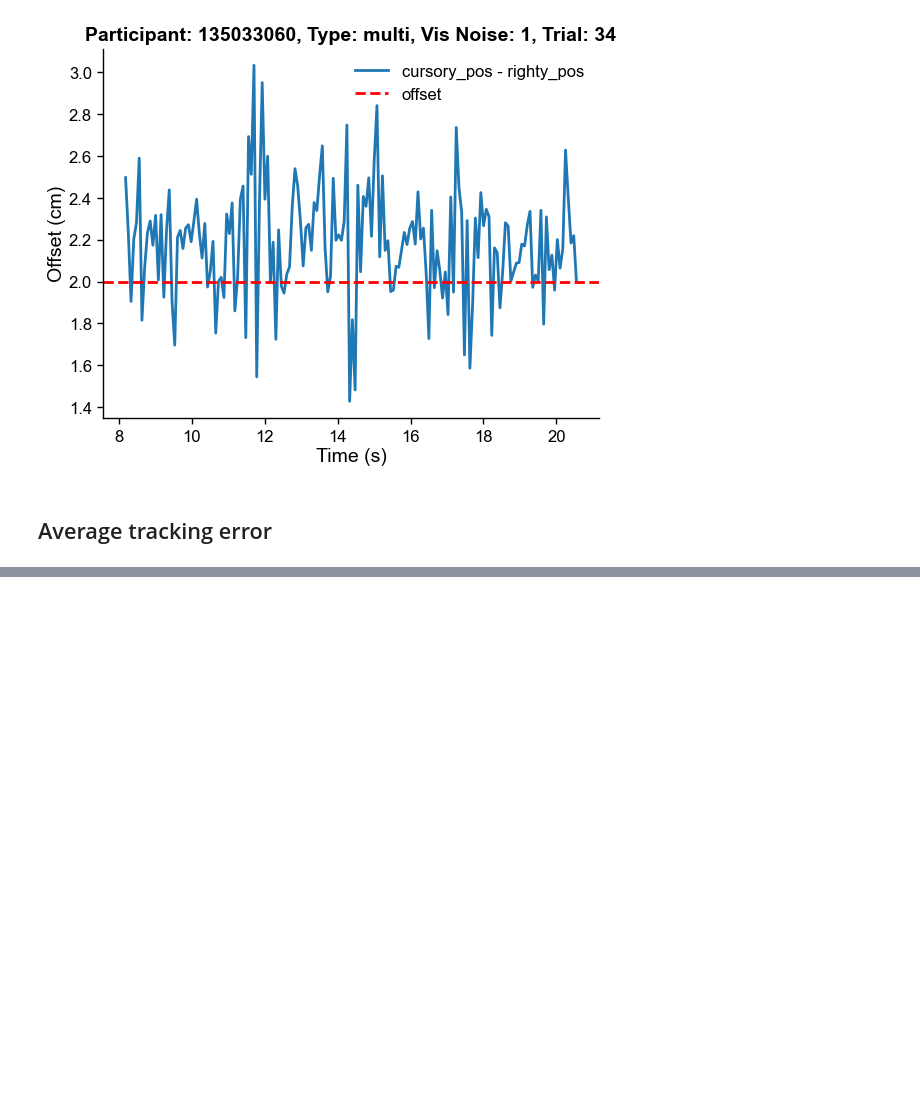
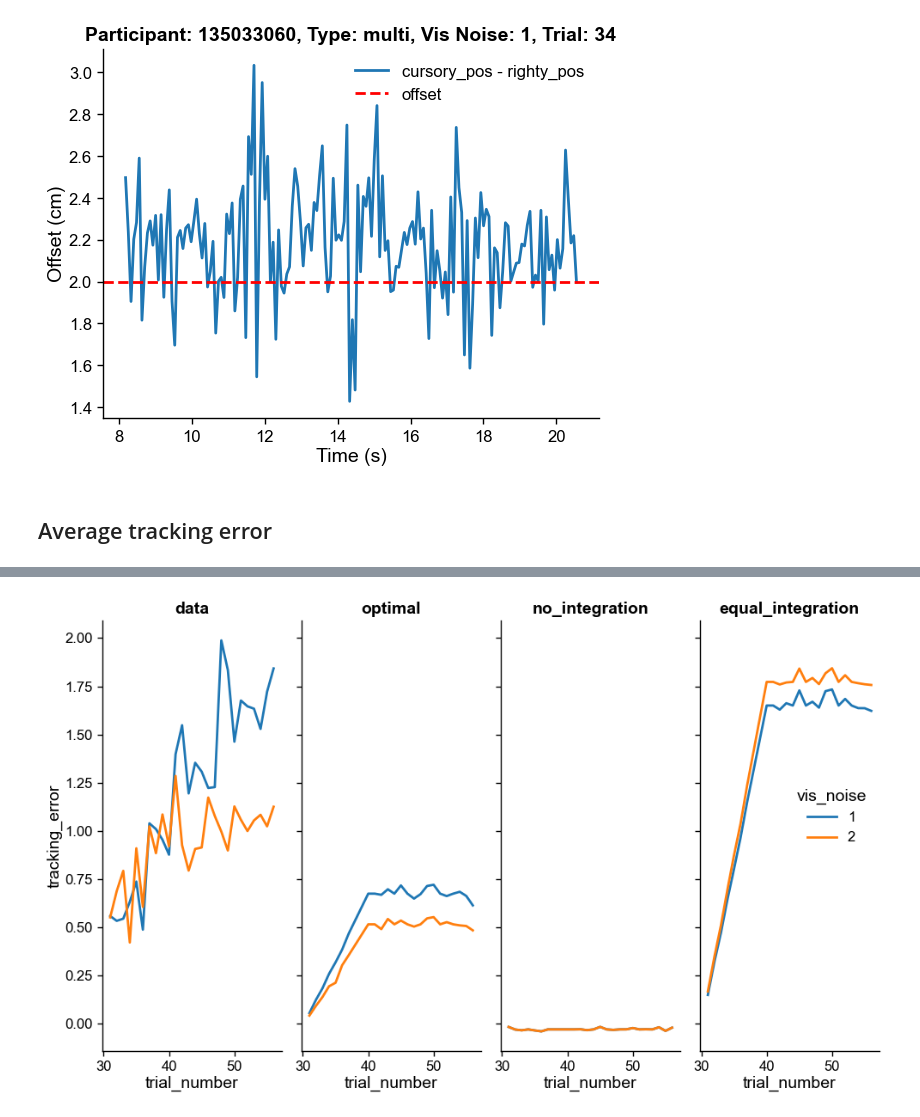
Before and after one commit to dominikstrb/cpp-proprioception, a Jupyter notebook: notebooks/CheckDataOffset.ipynb, the cells around one changed output, grey strips where cells are left out. Saved outputs shown, nothing was run; the diff lists cells and outputs as text; code cells hidden in the pictures; blank space fills up the shorter version.

```diff
--- a/notebooks/CheckDataOffset.ipynb
+++ b/notebooks/CheckDataOffset.ipynb
@@ -111,0 +160,22 @@ g.show()
+# %%
+df["model"] = "data"
+all_df = pd.concat([df, sim_df]).reset_index(drop=True)
+# %%
+
+g = (
+    so.Plot(
+        all_df[(all_df["phase"].isin(["calibration"]))],
+        x="trial_number",
+        y="tracking_error",
+        color="vis_noise",
+    )
+    .add(so.Line(), so.Agg())
+    # .add(so.Line(alpha=0.5), so.Agg(), group="participant")
+    # .add(so.Band(), so.Est())
+    .scale(color=so.Nominal())
+    .facet(col="model")
+    .layout(size=(10, 6))
+)
+g.show()
+# %% [output]
+[figure, added]
```
Also changed, not shown: parts of 11 cells of this notebook, 3 other files.
